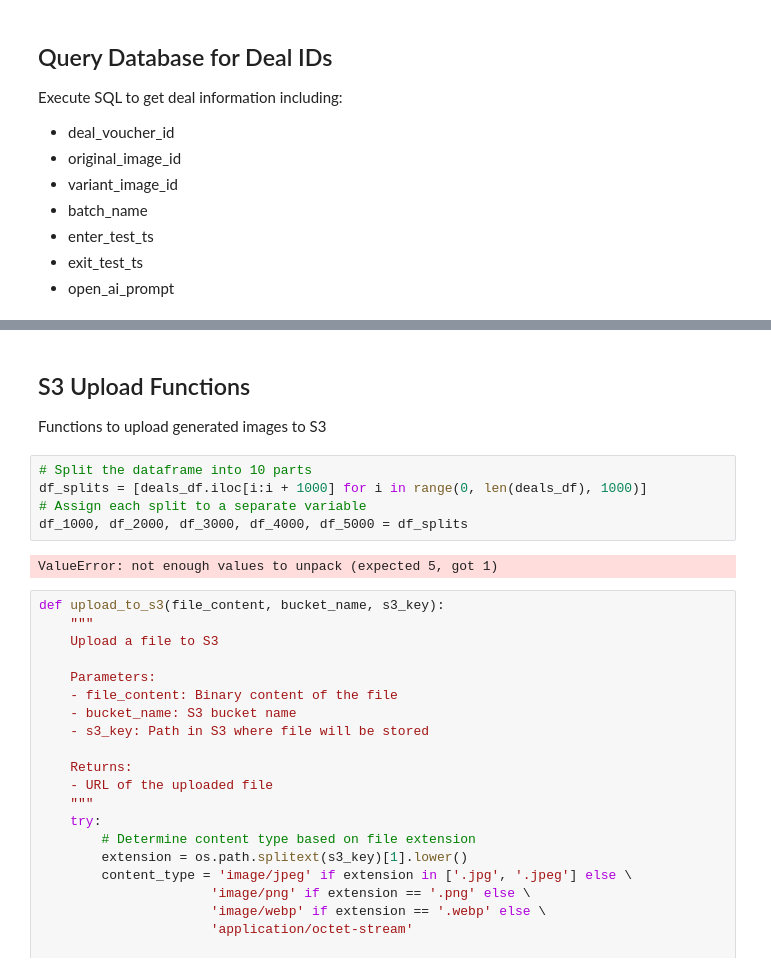
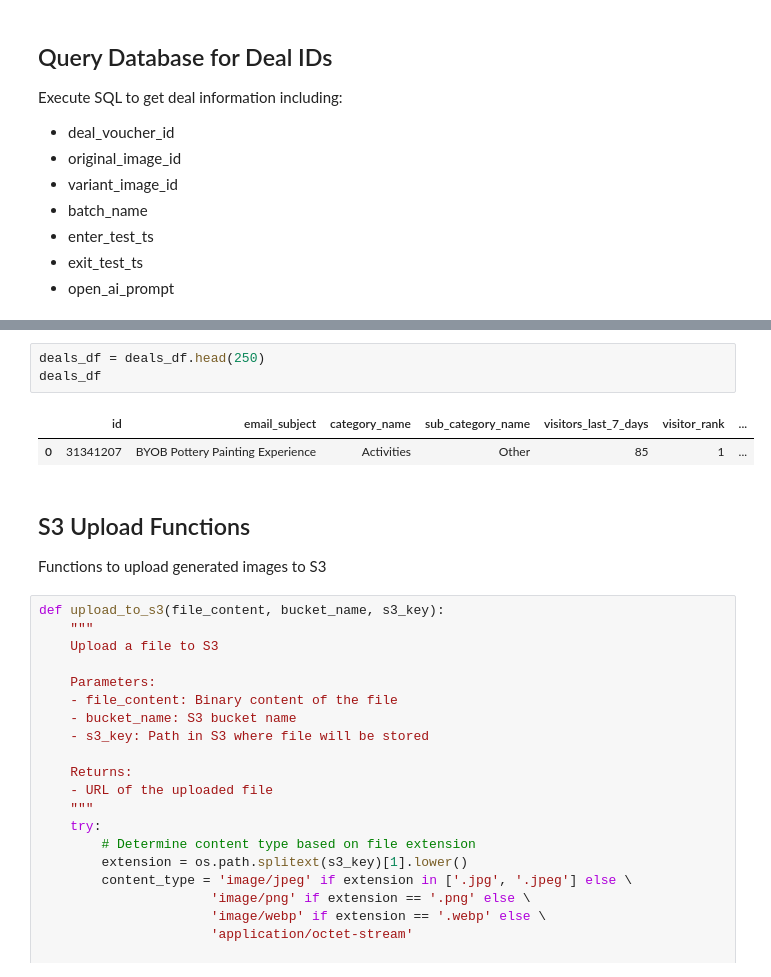
Before and after one commit to oatesewow/ai-images, a Jupyter notebook: generate_variants.ipynb, the cells around one changed output, grey strips where cells are left out. Saved outputs shown, nothing was run; the diff lists cells and outputs as text.

```diff
--- a/generate_variants.ipynb
+++ b/generate_variants.ipynb
@@ -145,14 +120,13 @@ deals_df
+# %%
+deals_df = deals_df.head(250)
+deals_df
+# %% [output]
+|  | id | email_subject | category_name | sub_category_name | visitors_last_7_days | visitor_rank | ... |
+| 0 | 31341207 | BYOB Pottery Painting Experience | Activities | Other | 85 | 1 | ... |
 # %% [markdown]
 ## S3 Upload Functions
 
 Functions to upload generated images to S3
-# %%
-# Split the dataframe into 10 parts
-df_splits = [deals_df.iloc[i:i + 1000] for i in range(0, len(deals_df), 1000)]
-# Assign each split to a separate variable
-df_1000, df_2000, df_3000, df_4000, df_5000 = df_splits
-# %% [output]
-ValueError: not enough values to unpack (expected 5, got 1)
 # %%
 def upload_to_s3(file_content, bucket_name, s3_key):
     """
```
Also changed, not shown: parts of 7 cells of this notebook, 1 other file.
